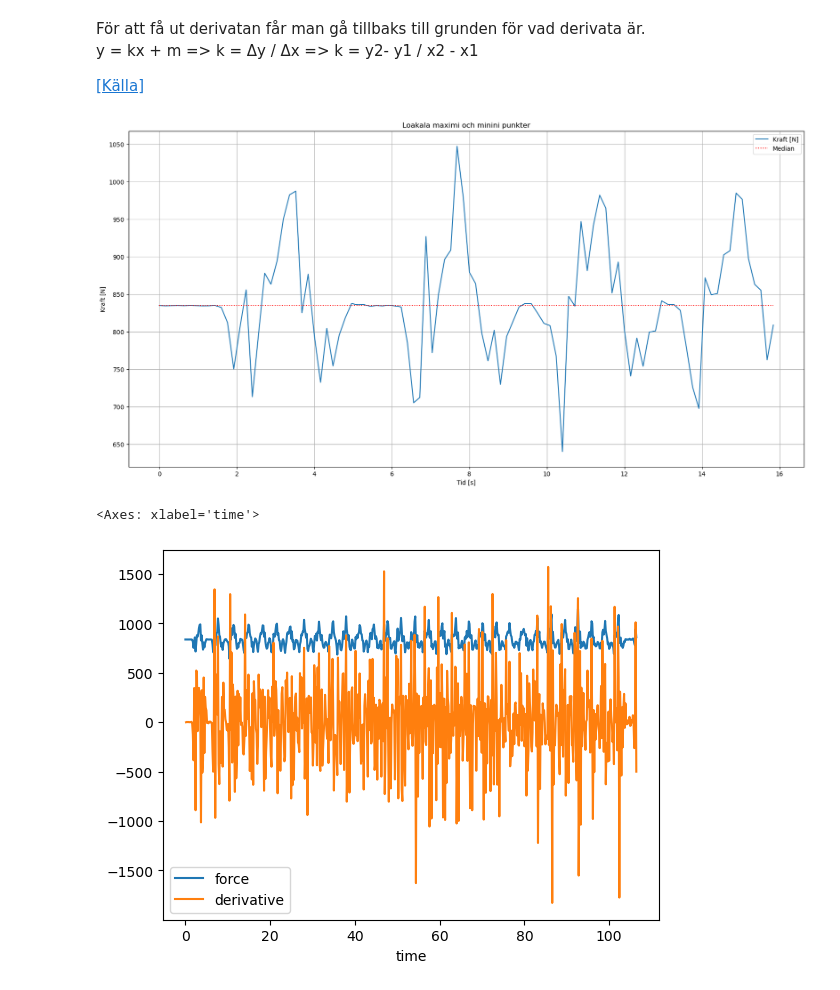
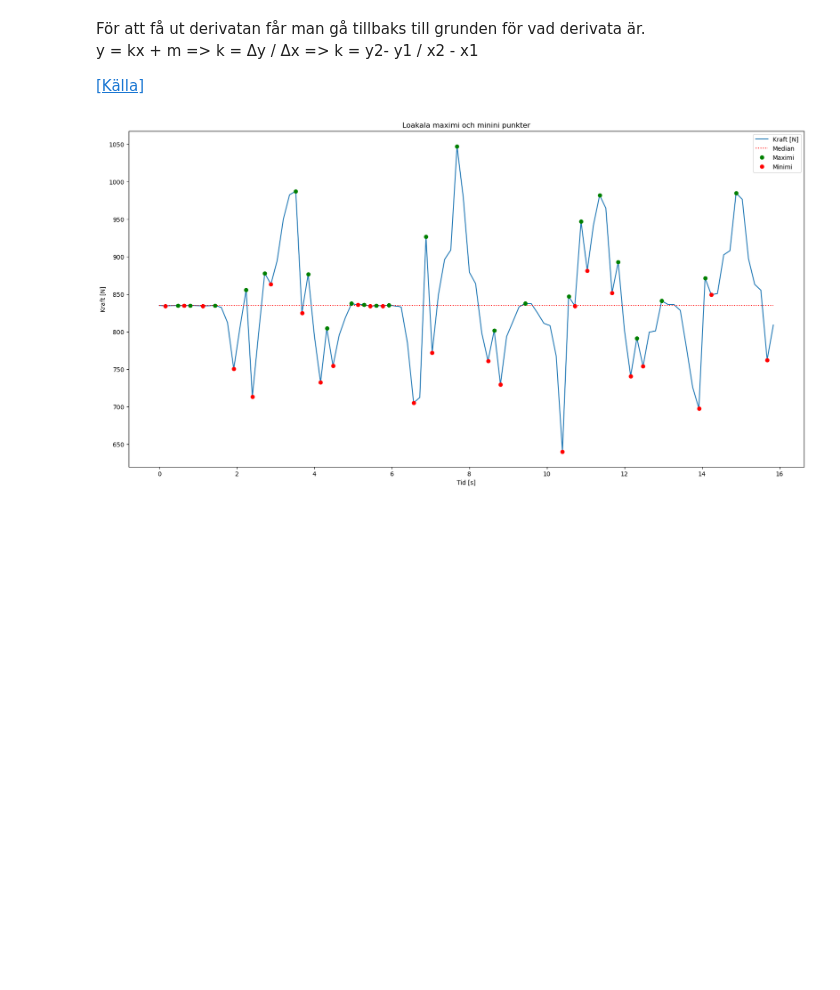
Before and after one commit to Pettson01/Examensarbete-force, a Jupyter notebook: squats.ipynb, the cells around one changed output. Cells and saved outputs as stored; diff of their text form; code cells hidden in the pictures; blank space fills up the shorter version.

```diff
--- a/squats.ipynb
+++ b/squats.ipynb
@@ -496,29 +496,59 @@ y = kx + m => k = Δy / Δx => k = y2- y1 / x2 - x1
 # %%
 sliceOfData = unityDF[0:100]
 
 fig, (ax1) = plt.subplots(1, 1, figsize=(20,10))
 
 ax1.plot(sliceOfData['time'], sliceOfData['force'], label="Kraft [N]")
-ax1.grid()
 ax1.set_title("Loakala maximi och minini punkter")
 ax1.set_xlabel("Tid [s]")
 ax1.set_ylabel("Kraft [N]")
 ax1.hlines(y=sliceOfData['force'].median(), xmin=sliceOfData['time'].min(), xmax=sliceOfData['time'].max(), linestyle="dotted", color="red", label="Median")
 
 
+## För att få ut derivatan får man gå tillbaks till grunden för vad derivata är.
+## delta y / delta x.
+
+#difference = sliceOfData.diff()
+#derivative = difference.eval('force/time')
+#ax1.plot(sliceOfData['time'], derivative, 'ro', label="derivative")
+#ax1.vlines(sliceOfData['time'], derivative, colors="gray", alpha=0.5, ymax=1500, linestyles="dotted")
+#ax1.hlines(y=0, xmin=0, xmax=16, colors="gray", alpha=0.5)
+
+
+
+
+localMaximaForce = []
+localMaximaTime = []
+
+localMinimaForce = []
+localMinimaTime = []
+
+
+i = 1
+while(i < sliceOfData['force'].shape[0]):
+    if(i == sliceOfData['force'].shape[0] - 1):
+        break
+
+    if(sliceOfData['force'][i] > sliceOfData['force'][i+1] and sliceOfData['force'][i] > sliceOfData['force'][i-1]):
+        localMaximaForce.append(sliceOfData['force'][i])
+        localMaximaTime.append(sliceOfData['time'][i])
+        i = i + 1
+        continue
+
+    if(sliceOfData['force'][i] < sliceOfData['force'][i+1] and sliceOfData['force'][i] < sliceOfData['force'][i-1]):
+        localMinimaForce.append(sliceOfData['force'][i])
+        localMinimaTime.append(sliceOfData['time'][i])
+        i = i + 1
+        continue
+
+    i = i + 1
+
+
+ax1.plot(localMaximaTime,localMaximaForce, 'go', label="Maximi")
+ax1.plot(localMinimaTime,localMinimaForce, 'ro', label="Minimi")
+
 
 ax1.legend()
 plt.show()
-
-df = unityDF.copy()
-
-## För att få ut derivatan får man gå tillbaks till grunden för vad derivata är.
-## delta y / delta x.
-
-ax = df.plot(x='time', y='force')
-df = df.assign(derivative=df.diff().eval('force/time'))
-df.plot(x='time', y='derivative', ax=ax)
 # %% [output]
-[figure, old version]
+[figure, new version]
-<Axes: xlabel='time'>
-[figure, removed]
```
